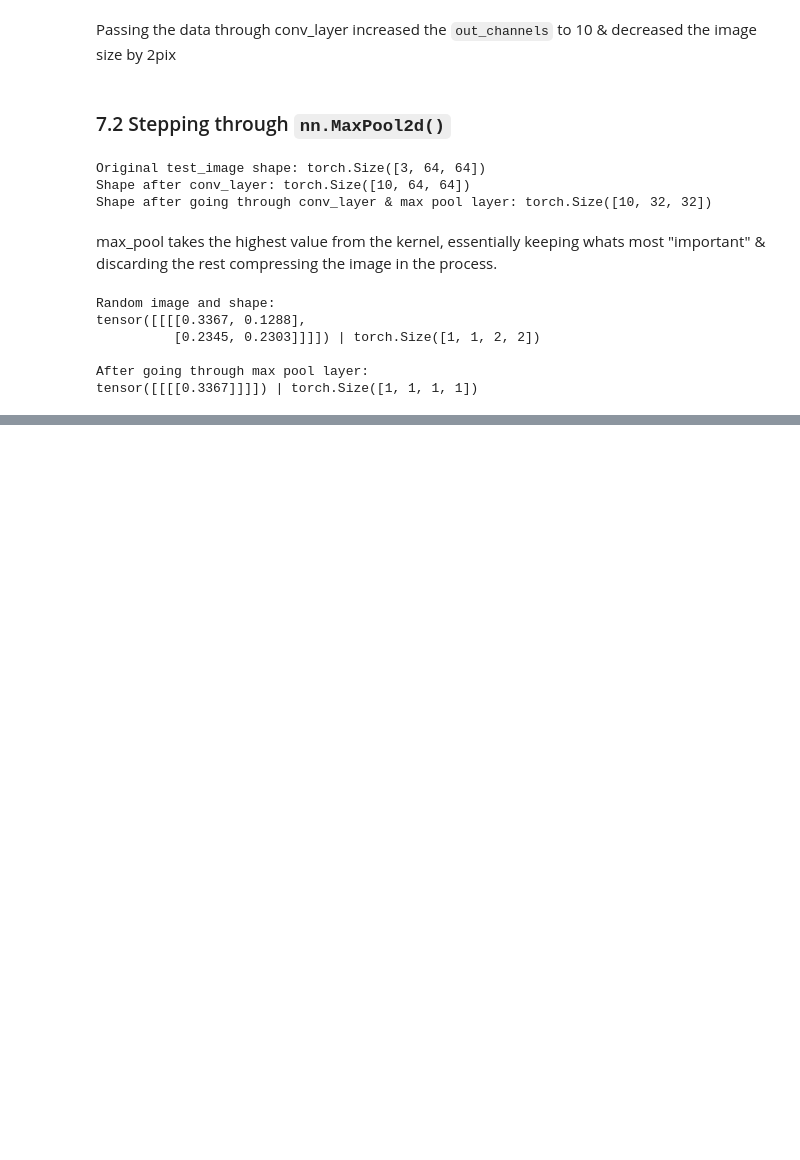
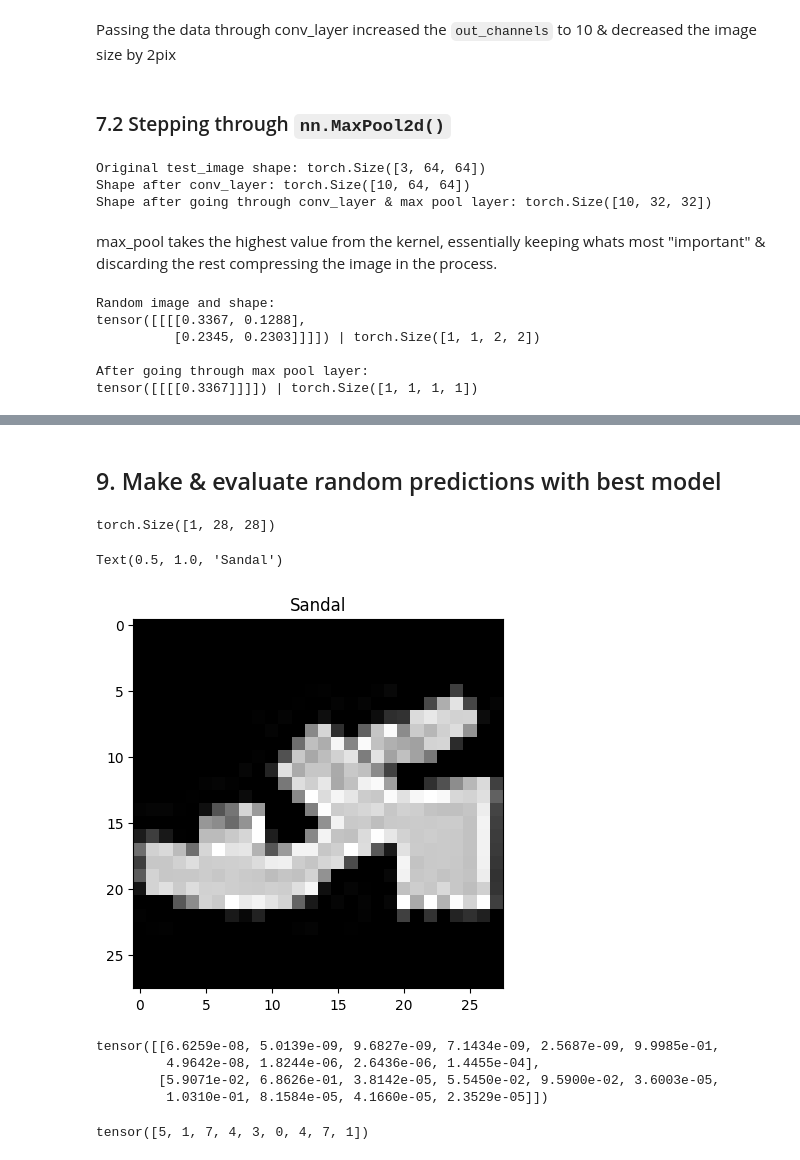
Before and after one commit to ggalindo11/Pytorch_Fundamentals, a Jupyter notebook: 03_pytorch_computer_vision.ipynb, the cells around one changed output, grey strips where cells are left out. Saved outputs shown, nothing was run; the diff lists cells and outputs as text; code cells hidden in the pictures; blank space fills up the shorter version.

```diff
--- a/03_pytorch_computer_vision.ipynb
+++ b/03_pytorch_computer_vision.ipynb
@@ -900,0 +1052,2 @@ tensor([[[[0.3367]]]]) | torch.Size([1, 1, 1, 1])
+# %% [markdown]
+## 9. Make & evaluate random predictions with best model
@@ -900,0 +1077,38 @@ tensor([[[[0.3367]]]]) | torch.Size([1, 1, 1, 1])
+# %%
+import random
+random.seed(42)
+test_samples = []
+test_labels = []
+
+for sample, label in random.sample(list(test_data), k=9):
+    test_samples.append(sample)
+    test_labels.append(label)
+
+# View the first sample shape
+test_samples[0].shape
+# %% [output]
+torch.Size([1, 28, 28])
+# %%
+plt.imshow(test_samples[0].squeeze(), cmap='gray')
+plt.title(class_names[test_labels[0]])
+# %% [output]
+Text(0.5, 1.0, 'Sandal')
+[figure, added]
+# %%
+# Make predictions
+pred_probs = make_predictions(model=model_2,
+                              data=test_samples)
+
+# View the first 2 prediction probabilities
+pred_probs[:2]
+# %% [output]
+tensor([[6.6259e-08, 5.0139e-09, 9.6827e-09, 7.1434e-09, 2.5687e-09, 9.9985e-01,
+         4.9642e-08, 1.8244e-06, 2.6436e-06, 1.4455e-04],
+        [5.9071e-02, 6.8626e-01, 3.8142e-05, 5.5450e-02, 9.5900e-02, 3.6003e-05,
+         1.0310e-01, 8.1584e-05, 4.1660e-05, 2.3529e-05]])
+# %%
+# Convert pred probs to labels
+pred_labels = torch.argmax(pred_probs, dim=1)
+pred_labels
+# %% [output]
+tensor([5, 1, 7, 4, 3, 0, 4, 7, 1])
```
Also changed, not shown: parts of 24 cells of this notebook, 1 other file.
